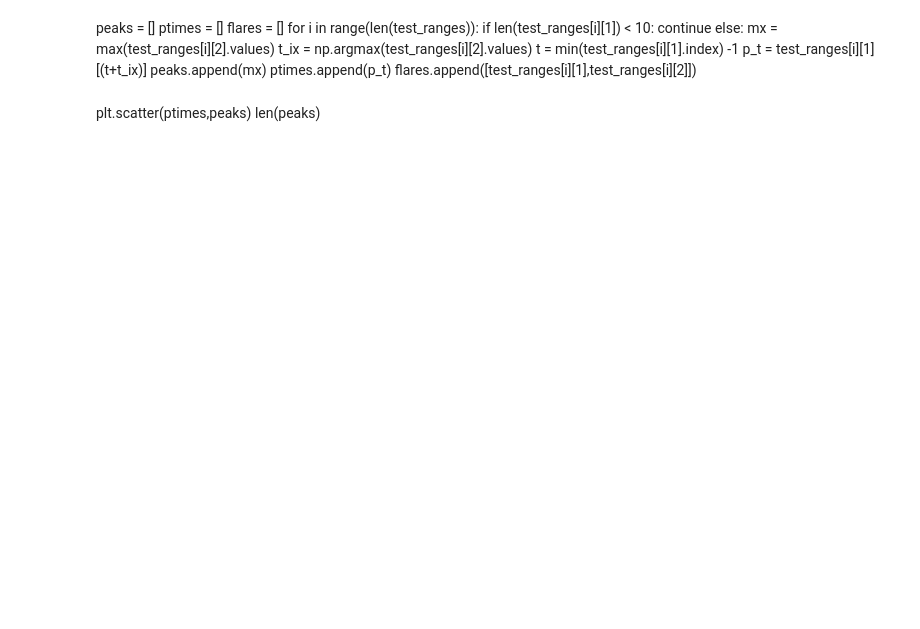
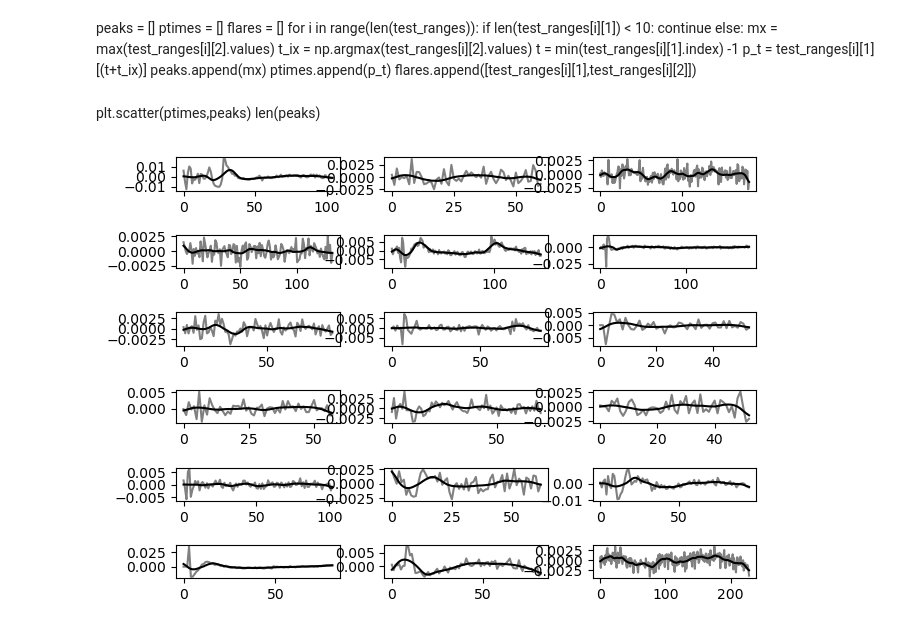
Before and after one commit to MillionConcepts/tess_swift_afpsc, a Jupyter notebook: QPPs/moonbow-main/moonbow/QPP_find.ipynb, the cells around one changed output. Saved outputs shown, nothing was run; the diff lists cells and outputs as text; code cells hidden in the pictures; blank space fills up the shorter version.

```diff
--- a/QPPs/moonbow-main/moonbow/QPP_find.ipynb
+++ b/QPPs/moonbow-main/moonbow/QPP_find.ipynb
@@ -468,3 +488,28 @@ for i in range(len(test_ranges)):
 # %% [markdown]
 plt.scatter(ptimes,peaks)
 len(peaks)
+# %%
+#Search for periodicity in residuals
+
+test_residuals = []
+for i in range(len(test_lg_flare_data)):
+    test_res_i = test_lg_flare_data[i]-test_fits_[i]
+    test_residuals.append((test_res_i))
+
+test_kernel = Box1DKernel(5)
+test_res_fits = []
+for i in range(len(test_residuals)):
+    test_res_fit = sig.savgol_filter(test_residuals[i],21,3)
+    test_fit2 = convolve(test_res_fit,test_kernel,boundary='extend')
+    test_res_fits.append(test_fit2)
+
+
+
+
+fig,ax = plt.subplots(6,3)
+fig.tight_layout()
+for i in range(len(test_residuals)):
+    ax.flat[i].plot(range(len(test_residuals[i])),test_residuals[i],c='grey')
+    ax.flat[i].plot(range(len(test_res_fits[i])),test_res_fits[i],c='black')
+# %% [output]
+[figure, added]
```
Also changed, not shown: parts of 7 cells of this notebook.
